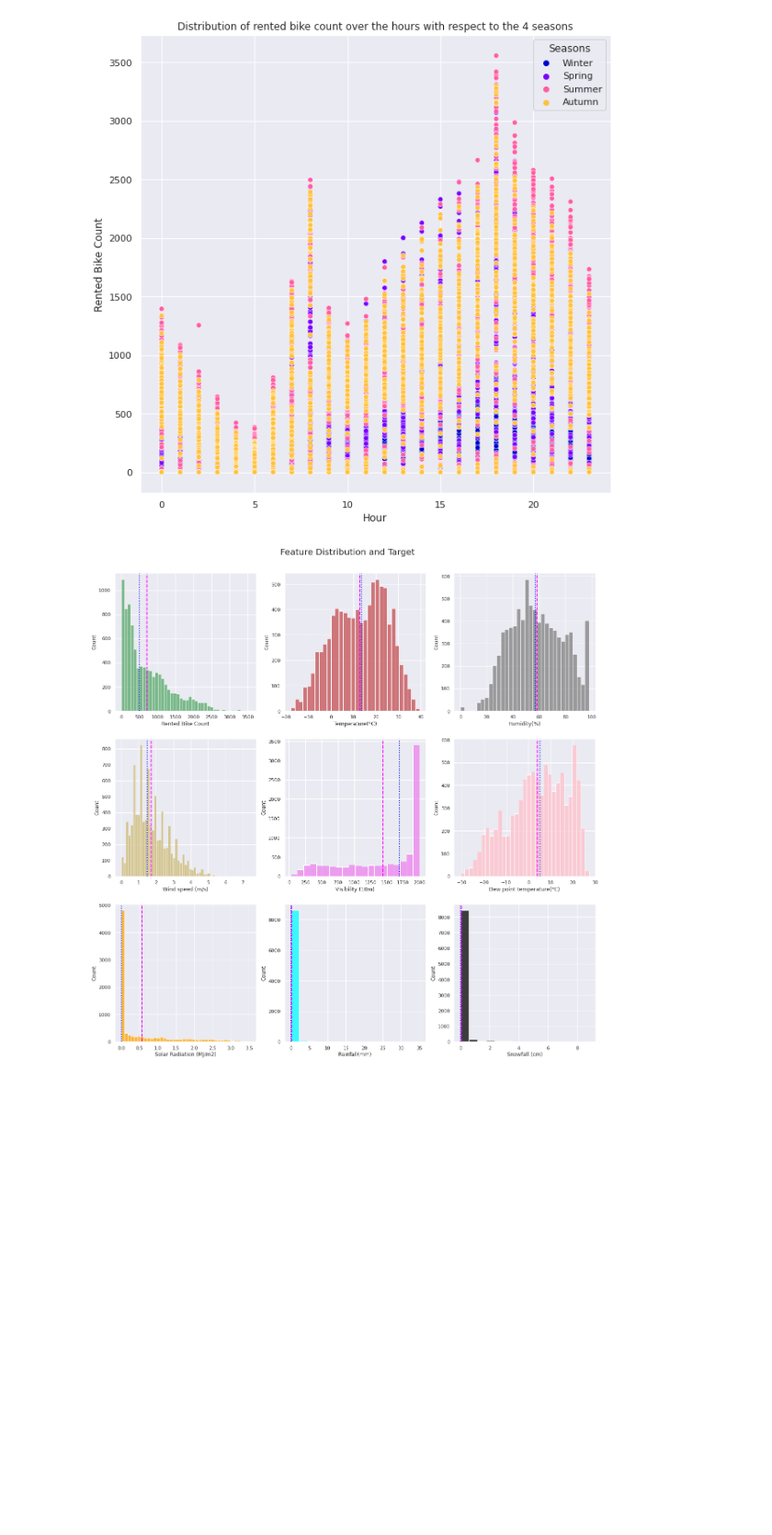
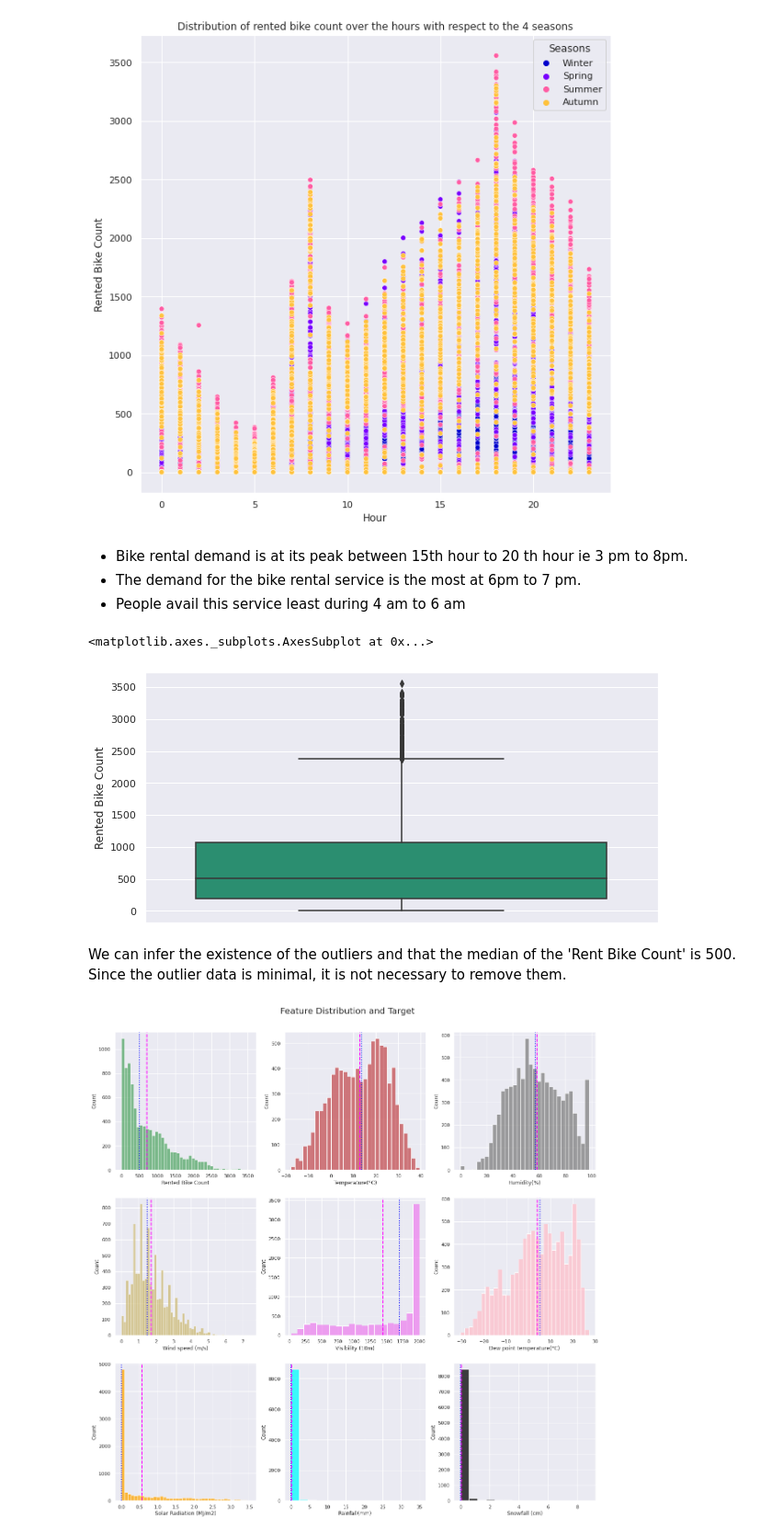
Before and after one commit to NayanaPradeep/Bike_Sharing_Demand, a Jupyter notebook: Bike_Sharing_Demand_Prediction_Capstone_Project.ipynb, the cells around one changed output. Shown at 92% size. Cells and saved outputs as stored; diff of their text form; code cells hidden in the pictures; blank space fills up the shorter version.

```diff
--- a/Bike_Sharing_Demand_Prediction_Capstone_Project.ipynb
+++ b/Bike_Sharing_Demand_Prediction_Capstone_Project.ipynb
@@ -372,6 +384,19 @@ ax.set_title('Distribution of rented bike count over the hours with respect to t
 # %% [output]
 Text(0.5, 1.0, 'Distribution of rented bike count over the hours with respect to the 4 seasons')
 [figure]
+# %% [markdown]
+
+*   Bike rental demand is at its peak between 15th hour to 20 th hour ie 3 pm to 8pm.
+*   The demand for the bike rental service is the most at 6pm to 7 pm.
+*   People avail this service least during 4 am to 6 am
+# %%
+#Finding outliers in the dependent variable
+sns.boxplot(data=bikedata_df,  y='Rented Bike Count')
+# %% [output]
+<matplotlib.axes._subplots.AxesSubplot at 0x...>
+[figure, added]
+# %% [markdown]
+We can infer the existence of the outliers and  that the median of the 'Rent Bike Count' is 500. Since the outlier data is minimal, it is not necessary to remove them.
 # %%
 #Plotting the numerical features to understand their distribution with respect to the mean and median
 
```
Also changed, not shown: parts of 18 cells of this notebook.
